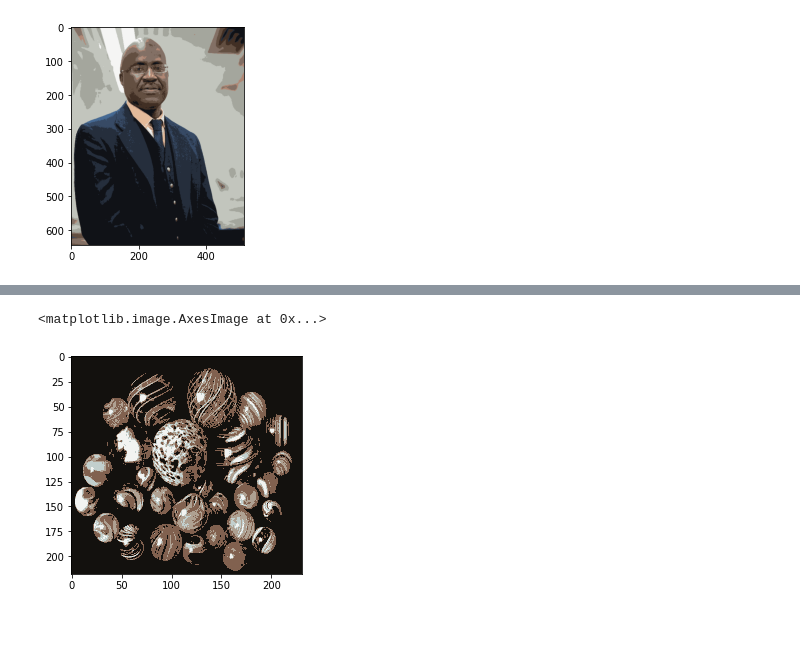
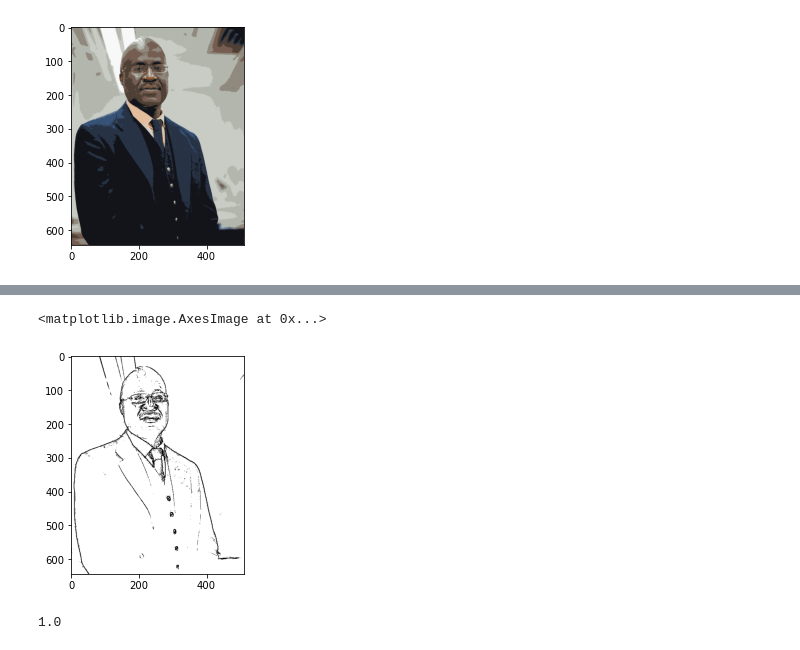
Before and after one commit to mustafa-siddiqui/Cartoonize-Image, a Jupyter notebook: src/clustering.ipynb, the cells around one changed output, grey strips where cells are left out. Saved outputs shown, nothing was run; the diff lists cells and outputs as text; code cells hidden in the pictures.

```diff
--- a/src/clustering.ipynb
+++ b/src/clustering.ipynb
@@ -407,3 +406,13 @@ IP.imshow(quantizeImage(I, 8))
 # %%
-img = IP.imread('marbels.jpeg')
-IP.imshow(img)
+def dilatedEdge(img,thresh):
+    ''' Determines the edge of an image by dilating, and
+        binarizing the image.
+        @param original image, binarizing threshold
+        @output edge mask of image
+    '''
+    #using Top Hat
+    strel=IP.square(3)
+    dialate=IP.gs_imdilate(img,strel)
+    eg=img-dialate
+    out=1-IP.im2bw(IP.np.abs(eg),thresh)
+    return out
@@ -413,5 +419,7 @@ IP.imshow(img)
 # %%
-IP.imshow(quantizeImage(img, 5))
+I2=IP.rgb2gray(I)
+pp=dilatedEdge(I2,0.07)
+IP.imshow(pp, cmap='gray')
 # %% [output]
 <matplotlib.image.AxesImage at 0x...>
-[figure, old version]
+[figure, new version]
@@ -417,0 +433,4 @@ IP.imshow(quantizeImage(img, 5))
+# %%
+pp1.max()
+# %% [output]
+1.0
```
Also changed, not shown: parts of 12 cells of this notebook.
